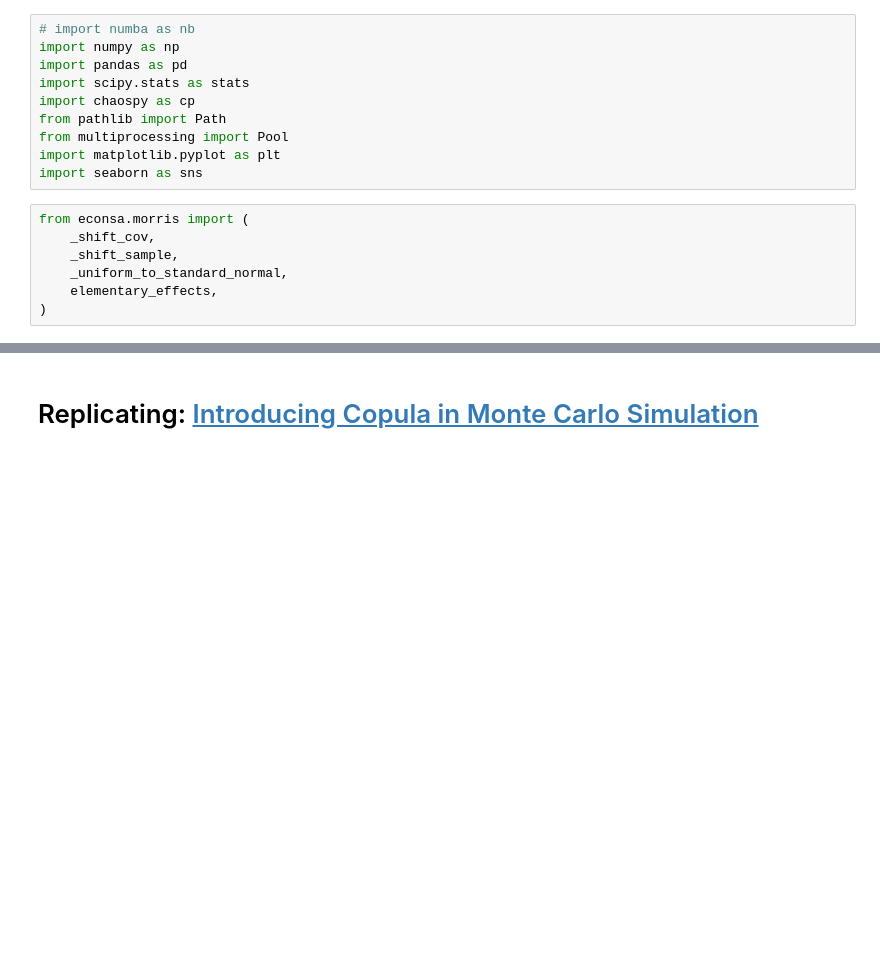
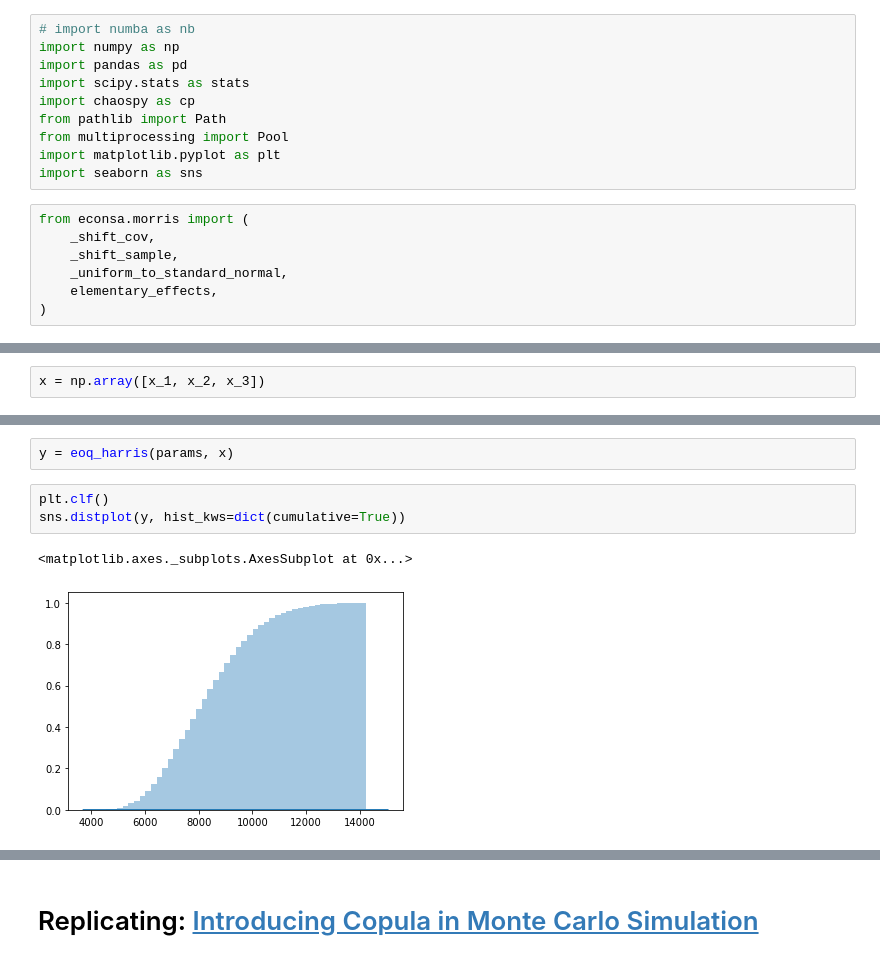
Before and after one commit to OpenSourceEconomics/econsa, a Jupyter notebook: copula-sampling.ipynb, the cells around one changed output, grey strips where cells are left out. Drawn from its saved outputs; the diff is of its cells as text; blank space fills up the shorter version.

```diff
--- a/copula-sampling.ipynb
+++ b/copula-sampling.ipynb
@@ -17,0 +101,2 @@ from econsa.morris import (
+# %%
+x = np.array([x_1, x_2, x_3])
@@ -17,0 +126,8 @@ from econsa.morris import (
+# %%
+y = eoq_harris(params, x)
+# %%
+plt.clf()
+sns.distplot(y, hist_kws=dict(cumulative=True))
+# %% [output]
+<matplotlib.axes._subplots.AxesSubplot at 0x...>
+[figure, added]
```
Also changed, not shown: parts of 23 cells of this notebook, 1 other file.
